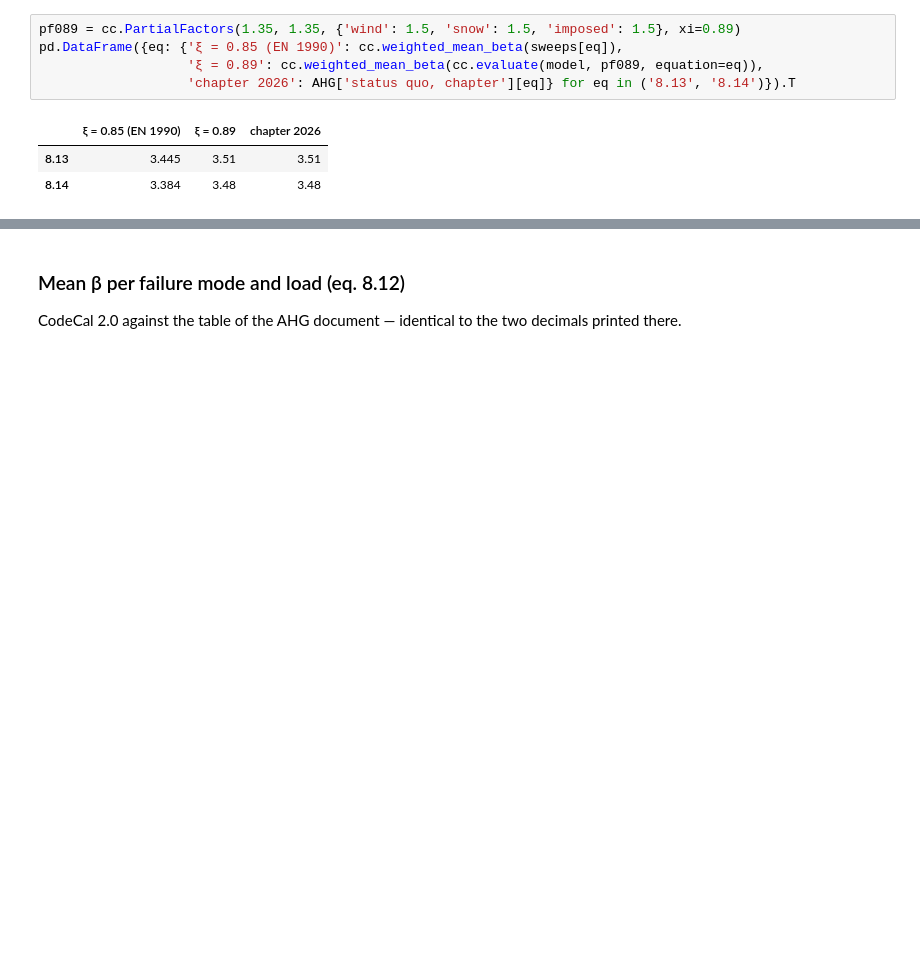
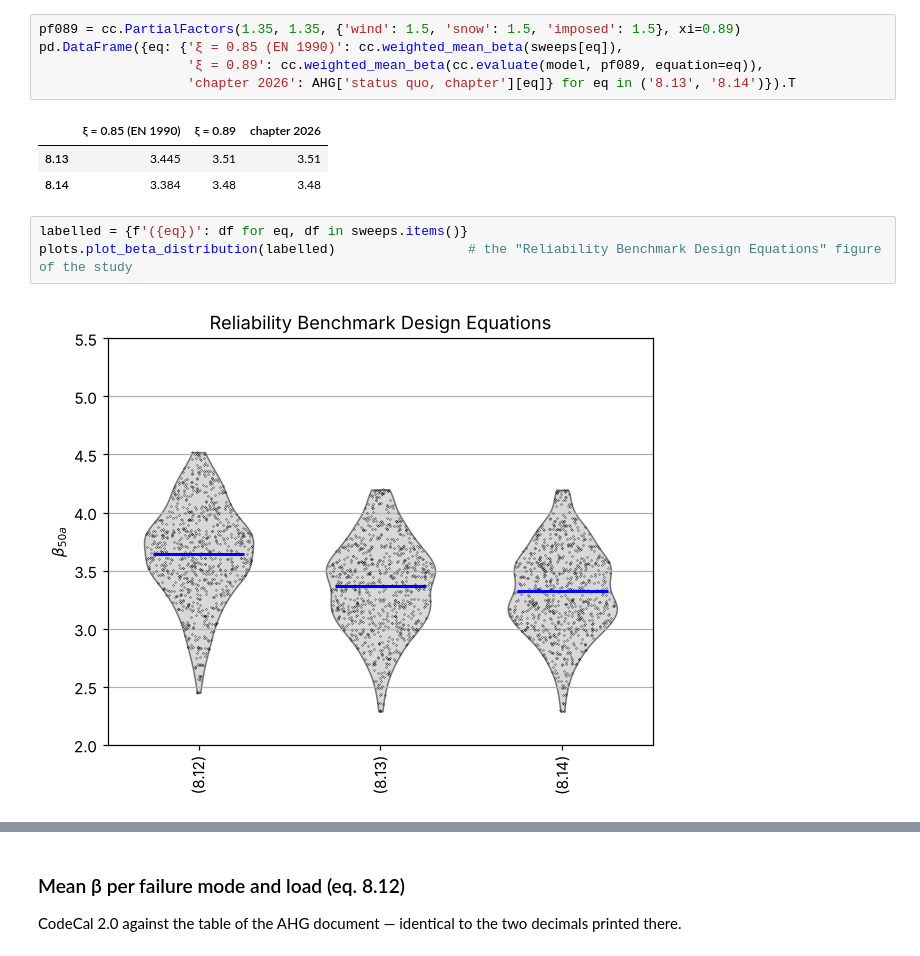
Before and after one commit to jochenkohler/JCSS_CodeCal_2_0, a Jupyter notebook: docs/eurocode_study/results.ipynb, the cells around one changed output, grey strips where cells are left out. Cells and saved outputs as stored; diff of their text form; blank space fills up the shorter version.

```diff
--- a/docs/eurocode_study/results.ipynb
+++ b/docs/eurocode_study/results.ipynb
@@ -136,4 +136,9 @@ pd.DataFrame({eq: {'ξ = 0.85 (EN 1990)': cc.weighted_mean_beta(sweeps[eq]),
 |  | ξ = 0.85 (EN 1990) | ξ = 0.89 | chapter 2026 |
 | 8.13 | 3.445 | 3.51 | 3.51 |
 | 8.14 | 3.384 | 3.48 | 3.48 |
+# %%
+labelled = {f'({eq})': df for eq, df in sweeps.items()}
+plots.plot_beta_distribution(labelled)                 # the "Reliability Benchmark Design Equations" figure of the study
+# %% [output]
+[figure, added]
 # %%
```
Also changed, not shown: parts of 8 cells of this notebook, 30 other files.
